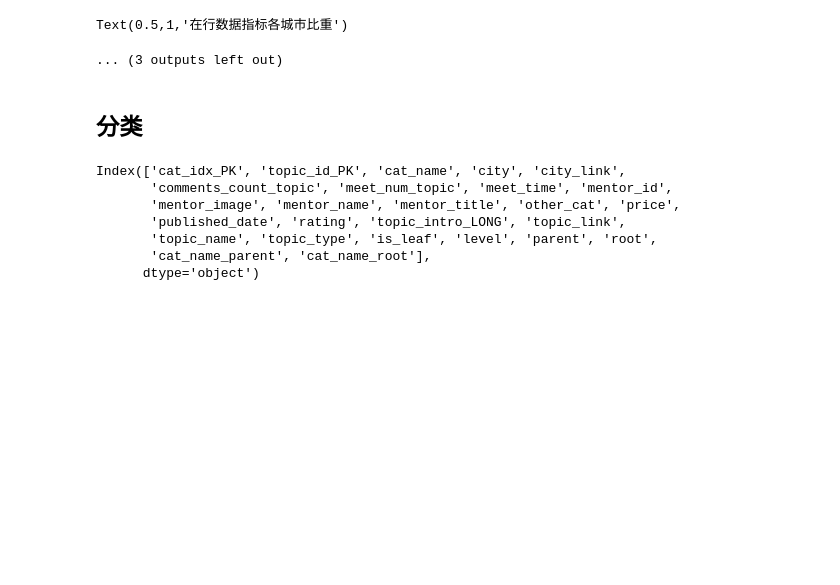
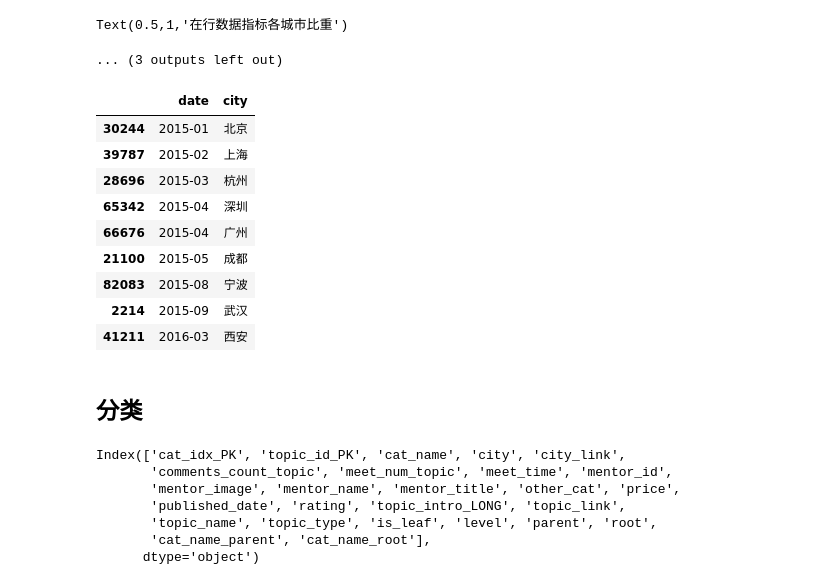
Before and after one commit to wymintage/zaih_analysis, a Jupyter notebook: zaih_analysis/zaih_analysis_2.ipynb, the cells around one changed output. Saved outputs shown, nothing was run; the diff lists cells and outputs as text; code cells hidden in the pictures; blank space fills up the shorter version.

```diff
--- a/zaih_analysis/zaih_analysis_2.ipynb
+++ b/zaih_analysis/zaih_analysis_2.ipynb
@@ -407,6 +407,26 @@ plt.show()
  <a list of 7 Text xticklabel objects>)
 Text(0.5,1,'在行数据指标各城市比重')
 ... (3 outputs left out)
+# %%
+city_date = pd.merge(comment[['comment_mentor_id','comment_date']],
+                     mentor[['mentor_id_PK', 'city']],
+                     how='left',
+                     left_on='comment_mentor_id',
+                     right_on='mentor_id_PK')
+city_date = city_date.sort_values(['comment_date']).drop_duplicates(['city'])
+city_date['date'] = city_date['comment_date'].str.slice(0,7)
+city_date[['date','city']]
+# %% [output]
+|  | date | city |
+| 30244 | 2015-01 | 北京 |
+| 39787 | 2015-02 | 上海 |
+| 28696 | 2015-03 | 杭州 |
+| 65342 | 2015-04 | 深圳 |
+| 66676 | 2015-04 | 广州 |
+| 21100 | 2015-05 | 成都 |
+| 82083 | 2015-08 | 宁波 |
+| 2214 | 2015-09 | 武汉 |
+| 41211 | 2016-03 | 西安 |
 # %% [markdown]
 ## 分类
 # %%
```
Also changed, not shown: 2 other files.
